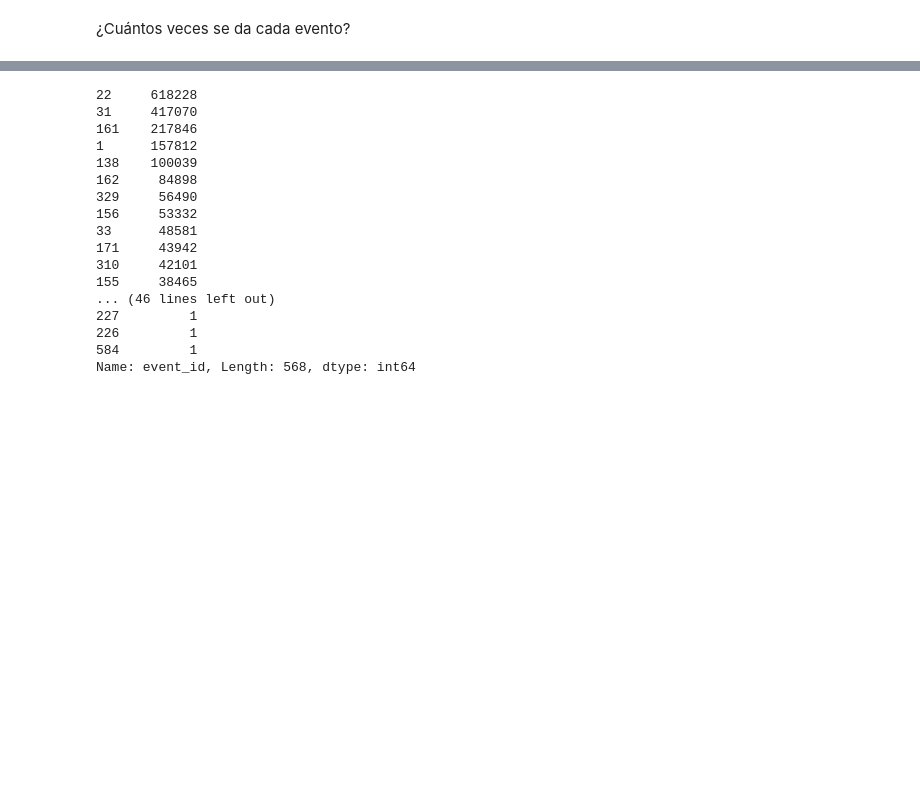
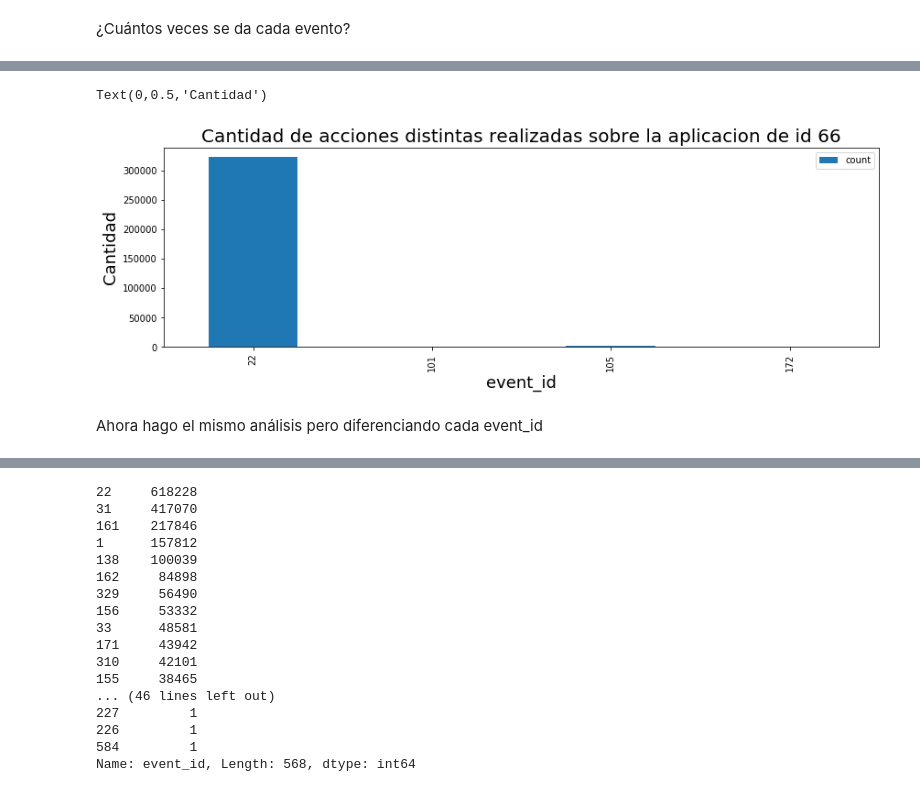
Before and after one commit to EscobarMariaSol/Organizacion-de-datos, a Jupyter notebook: TP1-analisisEvents.ipynb, the cells around one changed output, grey strips where cells are left out. Cells and saved outputs as stored; diff of their text form; code cells hidden in the pictures; blank space fills up the shorter version.

```diff
--- a/TP1-analisisEvents.ipynb
+++ b/TP1-analisisEvents.ipynb
@@ -89,0 +97,3 @@ aplicaciones.nlargest(50).plot(kind = 'bar', figsize = (14,4))
+# %%
+app66 = events.loc[events['application_id'] == 66][['event_id']]
+app66.head()
@@ -89,0 +107,4 @@ aplicaciones.nlargest(50).plot(kind = 'bar', figsize = (14,4))
+# %%
+app66['count'] = 0
+grouped66 = app66.groupby('event_id').count()
+grouped66.head()
@@ -89,0 +118,10 @@ aplicaciones.nlargest(50).plot(kind = 'bar', figsize = (14,4))
+# %%
+grouped66Plot = grouped66.plot(kind='bar',figsize = (14,4))
+grouped66Plot.set_title("Cantidad de acciones distintas realizadas sobre la aplicacion de id 66", fontsize = 20)
+grouped66Plot.set_xlabel("event_id", fontsize = 18)
+grouped66Plot.set_ylabel("Cantidad", fontsize = 18)
+# %% [output]
+Text(0,0.5,'Cantidad')
+[figure, added]
+# %% [markdown]
+Ahora hago el mismo análisis pero diferenciando cada event_id
```
Also changed, not shown: parts of 23 cells of this notebook.
